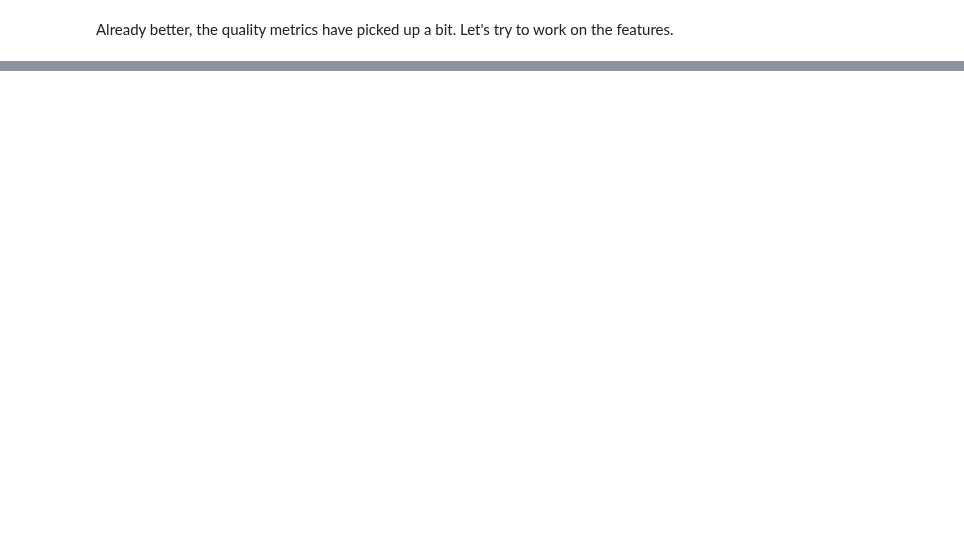
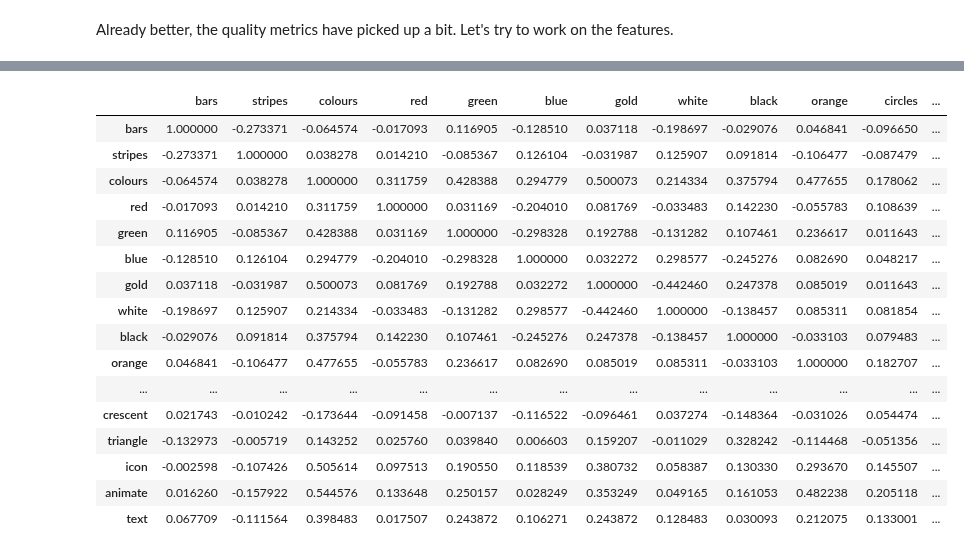
Before and after one commit to Fedorov-Nikita/Classification-Flags, a Jupyter notebook: classification-flags.ipynb, the cells around one changed output, grey strips where cells are left out. Cells and saved outputs as stored; diff of their text form; code cells hidden in the pictures; blank space fills up the shorter version.

```diff
--- a/classification-flags.ipynb
+++ b/classification-flags.ipynb
@@ -161,0 +167,21 @@ Already better, the quality metrics have picked up a bit. Let's try to work on t
+# %%
+corr = X.corr()
+corr.style.background_gradient(cmap='coolwarm')
+# %% [output]
+|  | bars | stripes | colours | red | green | blue | gold | white | black | orange | circles | ... |
+| bars | 1.000000 | -0.273371 | -0.064574 | -0.017093 | 0.116905 | -0.128510 | 0.037118 | -0.198697 | -0.029076 | 0.046841 | -0.096650 | ... |
+| stripes | -0.273371 | 1.000000 | 0.038278 | 0.014210 | -0.085367 | 0.126104 | -0.031987 | 0.125907 | 0.091814 | -0.106477 | -0.087479 | ... |
+| colours | -0.064574 | 0.038278 | 1.000000 | 0.311759 | 0.428388 | 0.294779 | 0.500073 | 0.214334 | 0.375794 | 0.477655 | 0.178062 | ... |
+| red | -0.017093 | 0.014210 | 0.311759 | 1.000000 | 0.031169 | -0.204010 | 0.081769 | -0.033483 | 0.142230 | -0.055783 | 0.108639 | ... |
+| green | 0.116905 | -0.085367 | 0.428388 | 0.031169 | 1.000000 | -0.298328 | 0.192788 | -0.131282 | 0.107461 | 0.236617 | 0.011643 | ... |
+| blue | -0.128510 | 0.126104 | 0.294779 | -0.204010 | -0.298328 | 1.000000 | 0.032272 | 0.298577 | -0.245276 | 0.082690 | 0.048217 | ... |
+| gold | 0.037118 | -0.031987 | 0.500073 | 0.081769 | 0.192788 | 0.032272 | 1.000000 | -0.442460 | 0.247378 | 0.085019 | 0.011643 | ... |
+| white | -0.198697 | 0.125907 | 0.214334 | -0.033483 | -0.131282 | 0.298577 | -0.442460 | 1.000000 | -0.138457 | 0.085311 | 0.081854 | ... |
+| black | -0.029076 | 0.091814 | 0.375794 | 0.142230 | 0.107461 | -0.245276 | 0.247378 | -0.138457 | 1.000000 | -0.033103 | 0.079483 | ... |
+| orange | 0.046841 | -0.106477 | 0.477655 | -0.055783 | 0.236617 | 0.082690 | 0.085019 | 0.085311 | -0.033103 | 1.000000 | 0.182707 | ... |
+| ... | ... | ... | ... | ... | ... | ... | ... | ... | ... | ... | ... | ... |
+| crescent | 0.021743 | -0.010242 | -0.173644 | -0.091458 | -0.007137 | -0.116522 | -0.096461 | 0.037274 | -0.148364 | -0.031026 | 0.054474 | ... |
+| triangle | -0.132973 | -0.005719 | 0.143252 | 0.025760 | 0.039840 | 0.006603 | 0.159207 | -0.011029 | 0.328242 | -0.114468 | -0.051356 | ... |
+| icon | -0.002598 | -0.107426 | 0.505614 | 0.097513 | 0.190550 | 0.118539 | 0.380732 | 0.058387 | 0.130330 | 0.293670 | 0.145507 | ... |
+| animate | 0.016260 | -0.157922 | 0.544576 | 0.133648 | 0.250157 | 0.028249 | 0.353249 | 0.049165 | 0.161053 | 0.482238 | 0.205118 | ... |
+| text | 0.067709 | -0.111564 | 0.398483 | 0.017507 | 0.243872 | 0.106271 | 0.243872 | 0.128483 | 0.030093 | 0.212075 | 0.133001 | ... |
```
Also changed, not shown: parts of 8 cells of this notebook.
